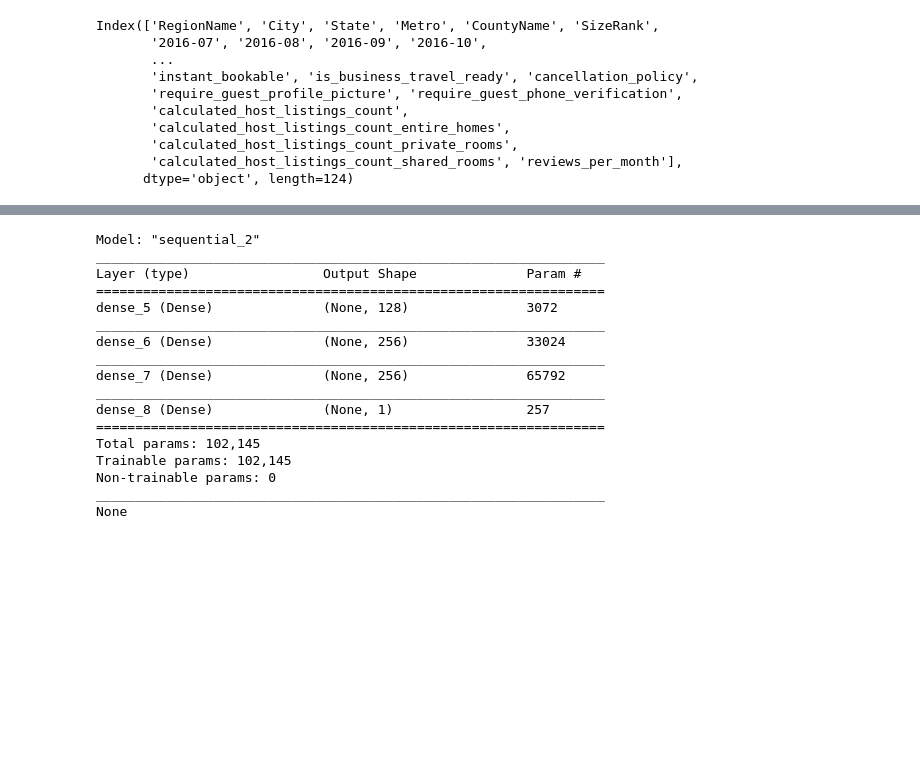
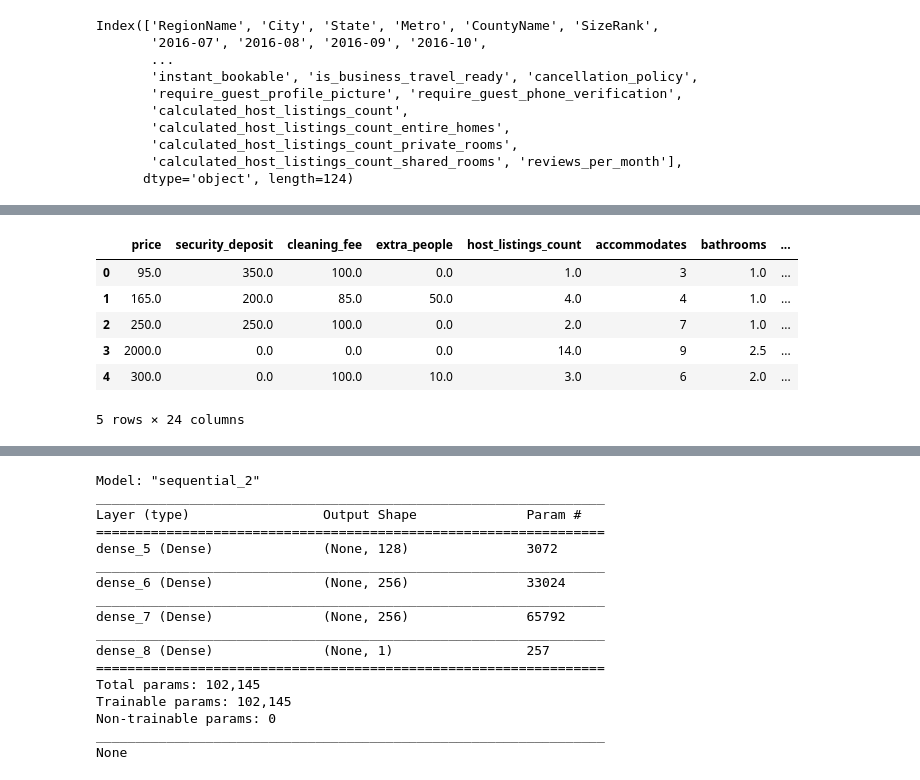
Before and after one commit to Vish4github/Airbnb-Price-predictions, a Jupyter notebook: Python - Project - Airbnb Listings.ipynb, the cells around one changed output, grey strips where cells are left out. Cells and saved outputs as stored; diff of their text form; code cells hidden in the pictures; blank space fills up the shorter version.

Commit message:
Update Python - Project - Airbnb Listings.ipynb
Objectives and Neural Net code + functions

```diff
--- a/Python - Project - Airbnb Listings.ipynb
+++ b/Python - Project - Airbnb Listings.ipynb
@@ -1154,0 +926,5 @@ X_train, X_test, y_train, y_test = train_test_split(X, y, test_size=0.3, random_
+# %%
+#cleaning up columns - imputing 0
+model_data.security_deposit.fillna(0, inplace=True)
+model_data.cleaning_fee.fillna(0, inplace=True)
+model_data.extra_people.fillna(0, inplace=True)
@@ -1154,0 +951,3 @@ X_train, X_test, y_train, y_test = train_test_split(X, y, test_size=0.3, random_
+# %%
+model_data.dropna(subset = ["host_is_superhost"], inplace=True)
+model_data.isna().sum()
@@ -1154,0 +983,2 @@ X_train, X_test, y_train, y_test = train_test_split(X, y, test_size=0.3, random_
+# %%
+model_data.drop(['reviews_per_month','city','state'], axis=1, inplace=True)
@@ -1154,0 +1005,14 @@ X_train, X_test, y_train, y_test = train_test_split(X, y, test_size=0.3, random_
+# %%
+to_drop = ['bedrooms','neighbourhood_group_cleansed']
+model_data.drop(to_drop, axis=1, inplace=True)
+transformed_data = pd.get_dummies(model_data,drop_first=True)
+# %%
+transformed_data.head()
+# %% [output]
+|  | price | security_deposit | cleaning_fee | extra_people | host_listings_count | accommodates | bathrooms | ... |
+| 0 | 95.0 | 350.0 | 100.0 | 0.0 | 1.0 | 3 | 1.0 | ... |
+| 1 | 165.0 | 200.0 | 85.0 | 50.0 | 4.0 | 4 | 1.0 | ... |
+| 2 | 250.0 | 250.0 | 100.0 | 0.0 | 2.0 | 7 | 1.0 | ... |
+| 3 | 2000.0 | 0.0 | 0.0 | 0.0 | 14.0 | 9 | 2.5 | ... |
+| 4 | 300.0 | 0.0 | 100.0 | 10.0 | 3.0 | 6 | 2.0 | ... |
+5 rows × 24 columns
```
Also changed, not shown: parts of 95 cells of this notebook.
